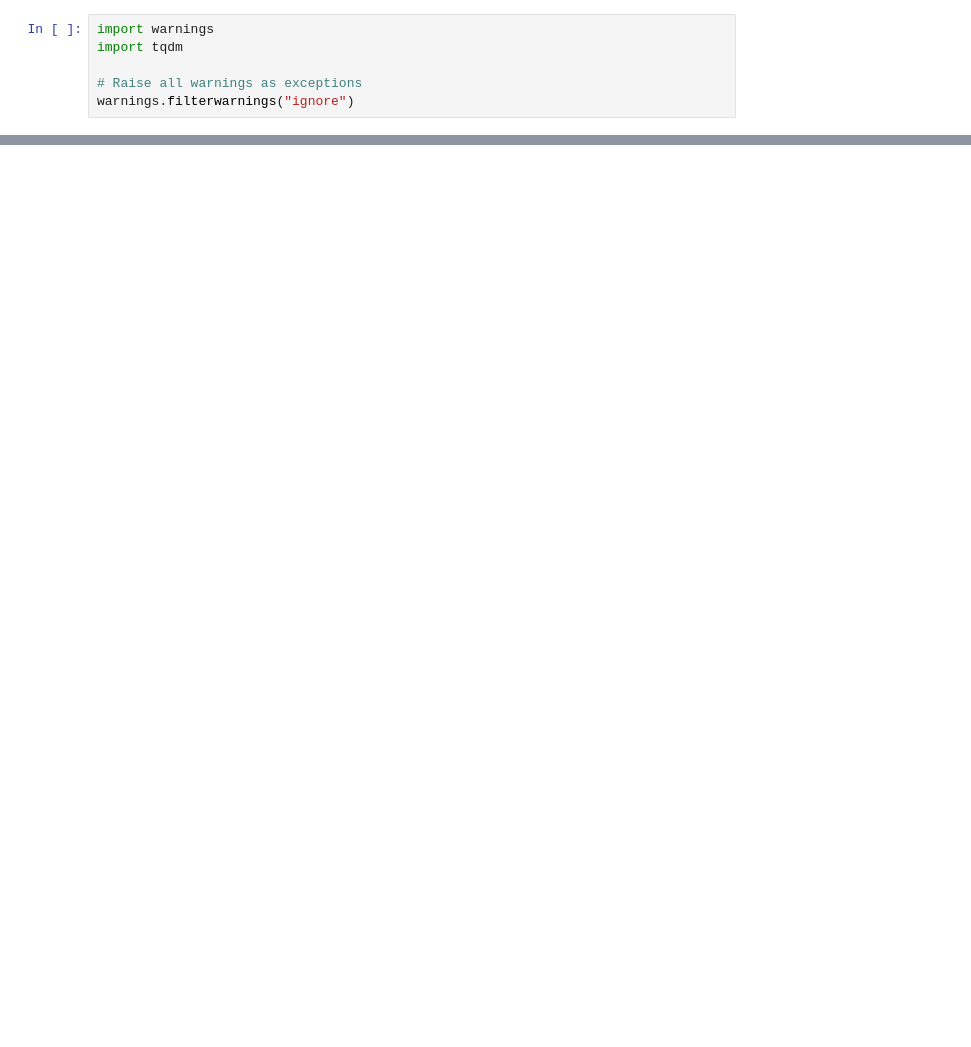
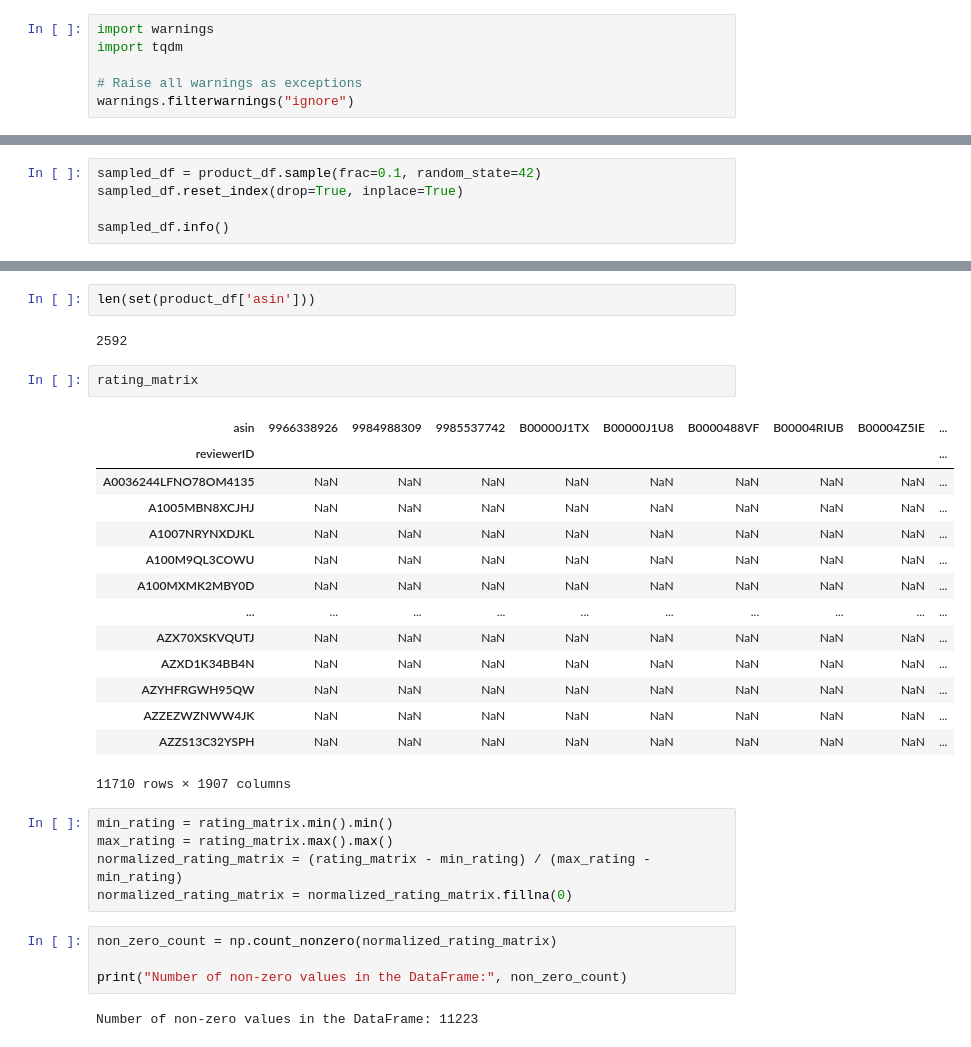
Before and after one commit to NalishJain/CSE508_Winter2024_A3_2021543, a Jupyter notebook: code.ipynb, the cells around one changed output, grey strips where cells are left out. Saved outputs shown, nothing was run; the diff lists cells and outputs as text; blank space fills up the shorter version.

```diff
--- a/code.ipynb
+++ b/code.ipynb
@@ -313,0 +386,5 @@ weighted avg       0.76      0.84      0.76     30202
+# %%
+sampled_df = product_df.sample(frac=0.1, random_state=42)
+sampled_df.reset_index(drop=True, inplace=True)
+
+sampled_df.info()
@@ -313,0 +419,32 @@ weighted avg       0.76      0.84      0.76     30202
+# %%
+len(set(product_df['asin']))
+# %% [output]
+2592
+# %%
+rating_matrix
+# %% [output]
+| asin | 9966338926 | 9984988309 | 9985537742 | B00000J1TX | B00000J1U8 | B0000488VF | B00004RIUB | B00004Z5IE | ... |
+| reviewerID |  |  |  |  |  |  |  |  | ... |
+| A0036244LFNO78OM4135 | NaN | NaN | NaN | NaN | NaN | NaN | NaN | NaN | ... |
+| A1005MBN8XCJHJ | NaN | NaN | NaN | NaN | NaN | NaN | NaN | NaN | ... |
+| A1007NRYNXDJKL | NaN | NaN | NaN | NaN | NaN | NaN | NaN | NaN | ... |
+| A100M9QL3COWU | NaN | NaN | NaN | NaN | NaN | NaN | NaN | NaN | ... |
+| A100MXMK2MBY0D | NaN | NaN | NaN | NaN | NaN | NaN | NaN | NaN | ... |
+| ... | ... | ... | ... | ... | ... | ... | ... | ... | ... |
+| AZX70XSKVQUTJ | NaN | NaN | NaN | NaN | NaN | NaN | NaN | NaN | ... |
+| AZXD1K34BB4N | NaN | NaN | NaN | NaN | NaN | NaN | NaN | NaN | ... |
+| AZYHFRGWH95QW | NaN | NaN | NaN | NaN | NaN | NaN | NaN | NaN | ... |
+| AZZEZWZNWW4JK | NaN | NaN | NaN | NaN | NaN | NaN | NaN | NaN | ... |
+| AZZS13C32YSPH | NaN | NaN | NaN | NaN | NaN | NaN | NaN | NaN | ... |
+11710 rows × 1907 columns
+# %%
+min_rating = rating_matrix.min().min()
+max_rating = rating_matrix.max().max()
+normalized_rating_matrix = (rating_matrix - min_rating) / (max_rating - min_rating)
+normalized_rating_matrix = normalized_rating_matrix.fillna(0)
+# %%
+non_zero_count = np.count_nonzero(normalized_rating_matrix)
+
+print("Number of non-zero values in the DataFrame:", non_zero_count)
+# %% [output]
+Number of non-zero values in the DataFrame: 11223
```
Also changed, not shown: parts of 26 cells of this notebook, 1 other file.
